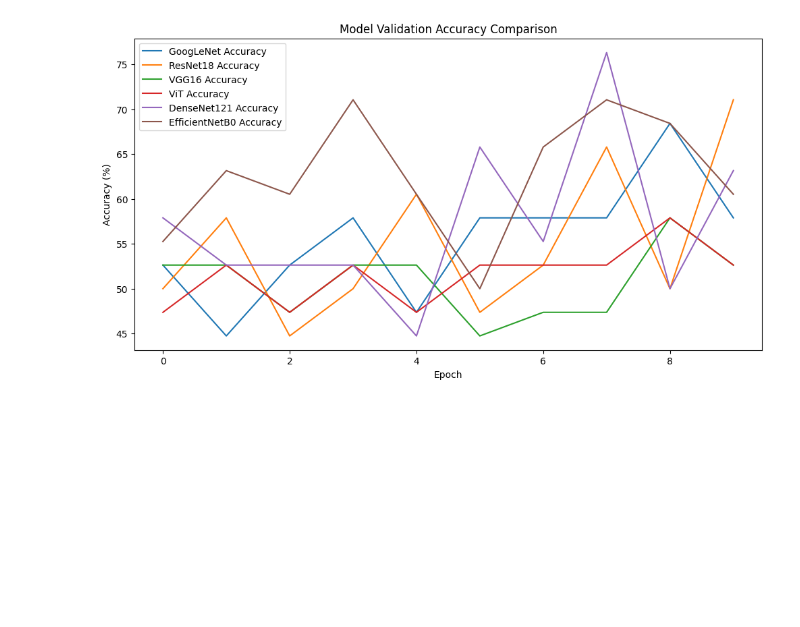
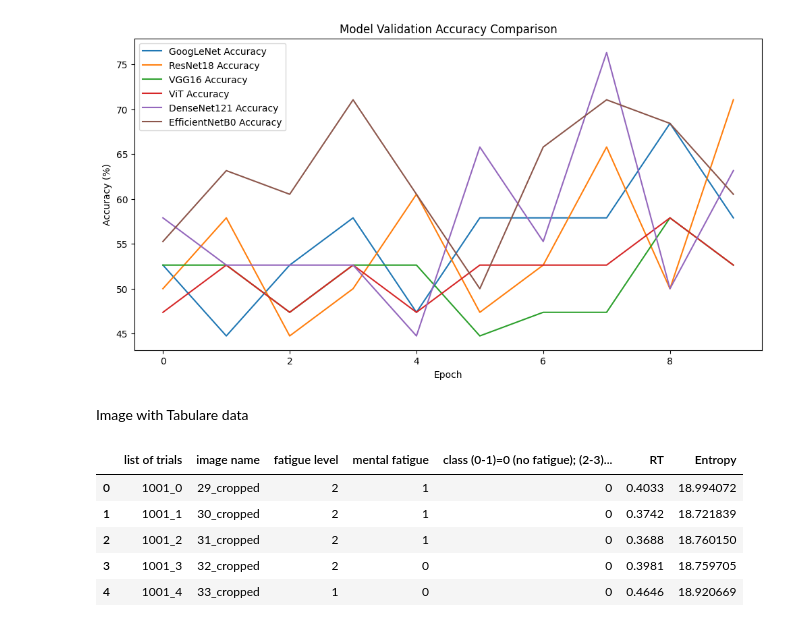
Before and after one commit to Aliarcher/Computer-Vision, a Jupyter notebook: Classification/Fatigue_not_Fatigue_classification.ipynb, the cells around one changed output. Saved outputs shown, nothing was run; the diff lists cells and outputs as text; code cells hidden in the pictures; blank space fills up the shorter version.

```diff
--- a/Classification/Fatigue_not_Fatigue_classification.ipynb
+++ b/Classification/Fatigue_not_Fatigue_classification.ipynb
@@ -218,3 +223,15 @@ EfficientNetB0 - Epoch [8/10], Loss: 0.3040, Val Accuracy: 71.05%
 EfficientNetB0 - Epoch [9/10], Loss: 0.3249, Val Accuracy: 68.42%
 EfficientNetB0 - Epoch [10/10], Loss: 0.2761, Val Accuracy: 60.53%
 [figure]
+# %% [markdown]
+Image with Tabulare data
+# %%
+df = pd.read_excel('/content/fatigue levels.xlsx')
+df.head()
+# %% [output]
+|  | list of trials | image name | fatigue level | mental fatigue | class (0-1)=0 (no fatigue); (2-3)... | RT | Entropy |
+| 0 | 1001_0 | 29_cropped | 2 | 1 | 0 | 0.4033 | 18.994072 |
+| 1 | 1001_1 | 30_cropped | 2 | 1 | 0 | 0.3742 | 18.721839 |
+| 2 | 1001_2 | 31_cropped | 2 | 1 | 0 | 0.3688 | 18.760150 |
+| 3 | 1001_3 | 32_cropped | 2 | 0 | 0 | 0.3981 | 18.759705 |
+| 4 | 1001_4 | 33_cropped | 1 | 0 | 0 | 0.4646 | 18.920669 |
```
Also changed, not shown: parts of 22 cells of this notebook.
